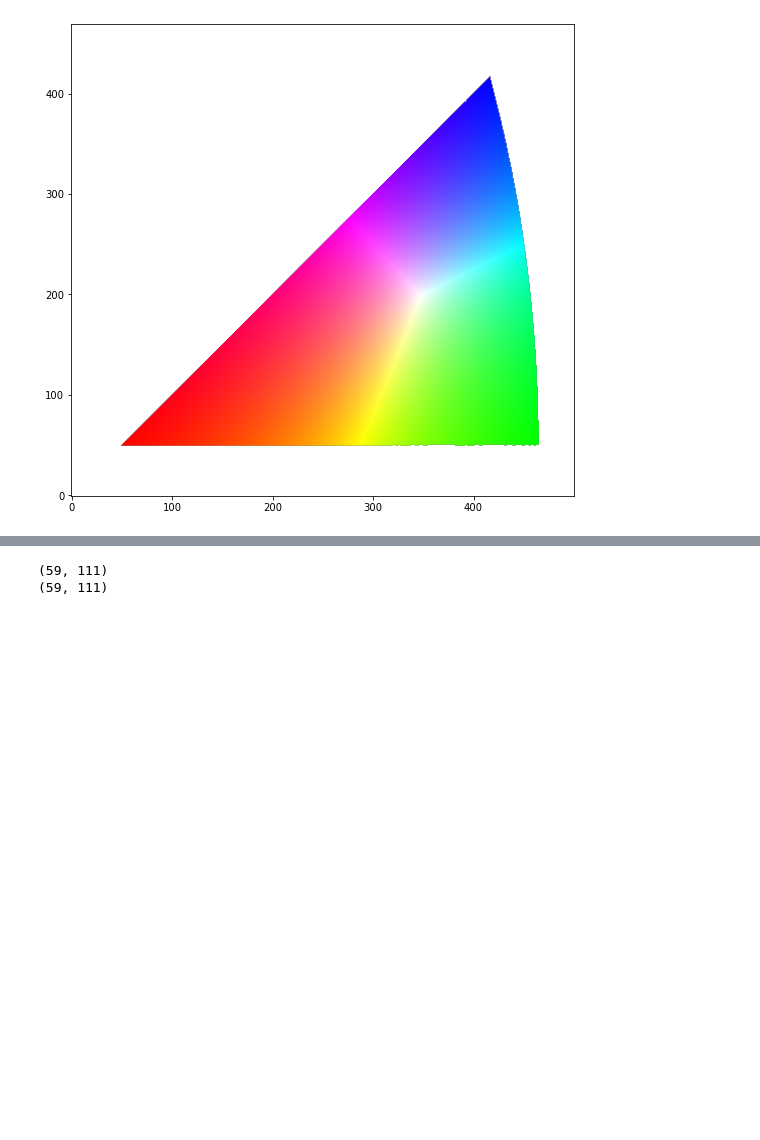
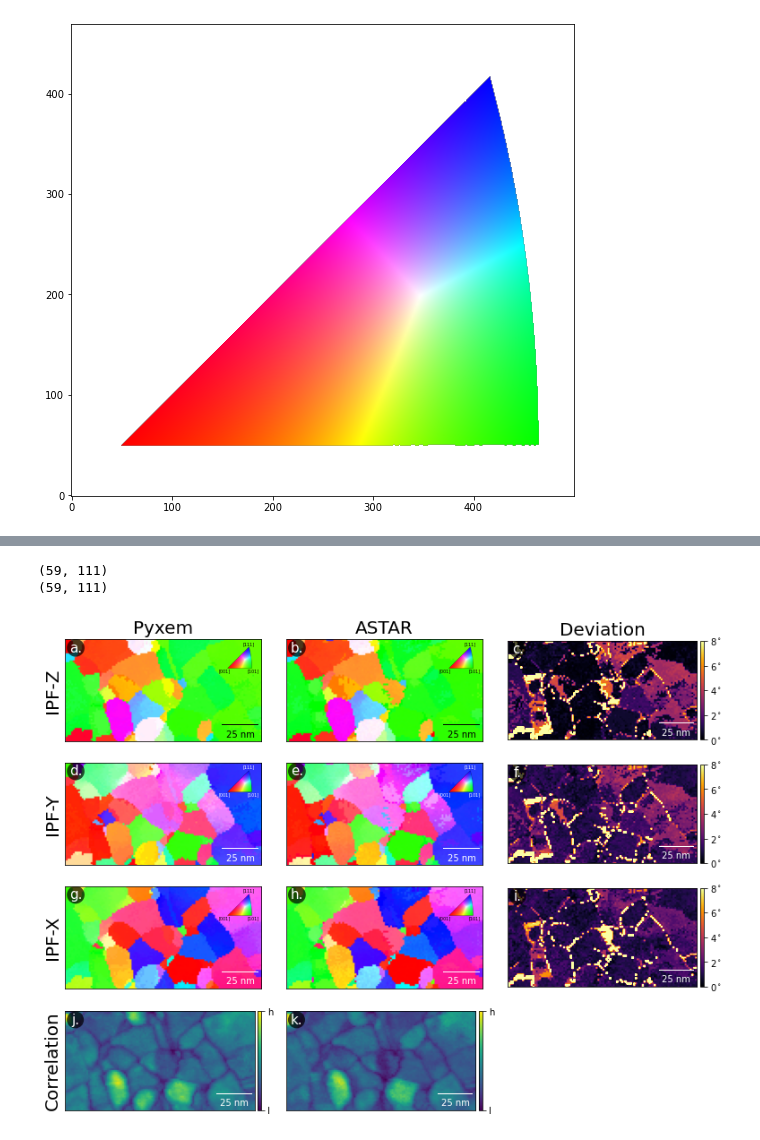
Before and after one commit to din14970/pyxem_template_matching_workflows, a Jupyter notebook: 210903IndexOptimization.ipynb, the cells around one changed output, grey strips where cells are left out. Drawn from its saved outputs; the diff is of its cells as text; code cells hidden in the pictures; blank space fills up the shorter version.

```diff
--- a/210903IndexOptimization.ipynb
+++ b/210903IndexOptimization.ipynb
@@ -643,5 +656,15 @@ for j,i in enumerate(ax.ravel()):
                     linewidth=0, alpha=0.7))
         i.text(105, 5, f"{chr(j+97)}.", fontsize=15, ha="center", va="center", color="white", zorder=11)
 
+from matplotlib_scalebar.scalebar import ScaleBar
+
+for j,i in enumerate(ax.ravel()[:-1]):
+    if j in [0, 1]:
+        col = "black"
+    else:
+        col = "white"
+    i.add_artist(ScaleBar(1.2, units="nm", location="lower right", box_color="black", color=col, box_alpha=0.0))
+
+
 fig.tight_layout()
 # %% [output]
@@ -650,3 +671,4 @@ fig.tight_layout()
 (59, 111)
 (59, 111)
+[figure, added]
 # %%
```
Also changed, not shown: parts of 11 cells of this notebook, 3 other files.
